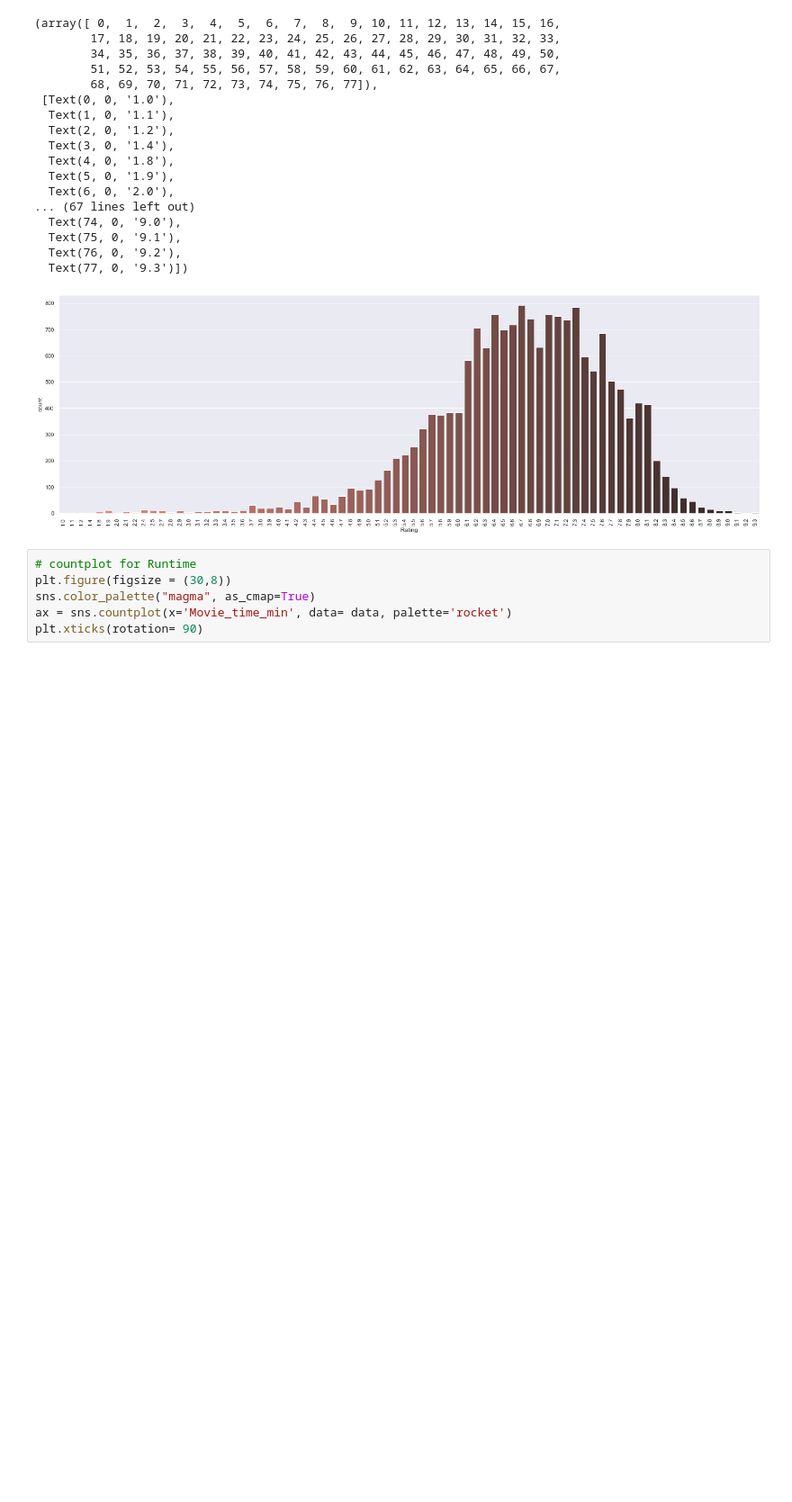
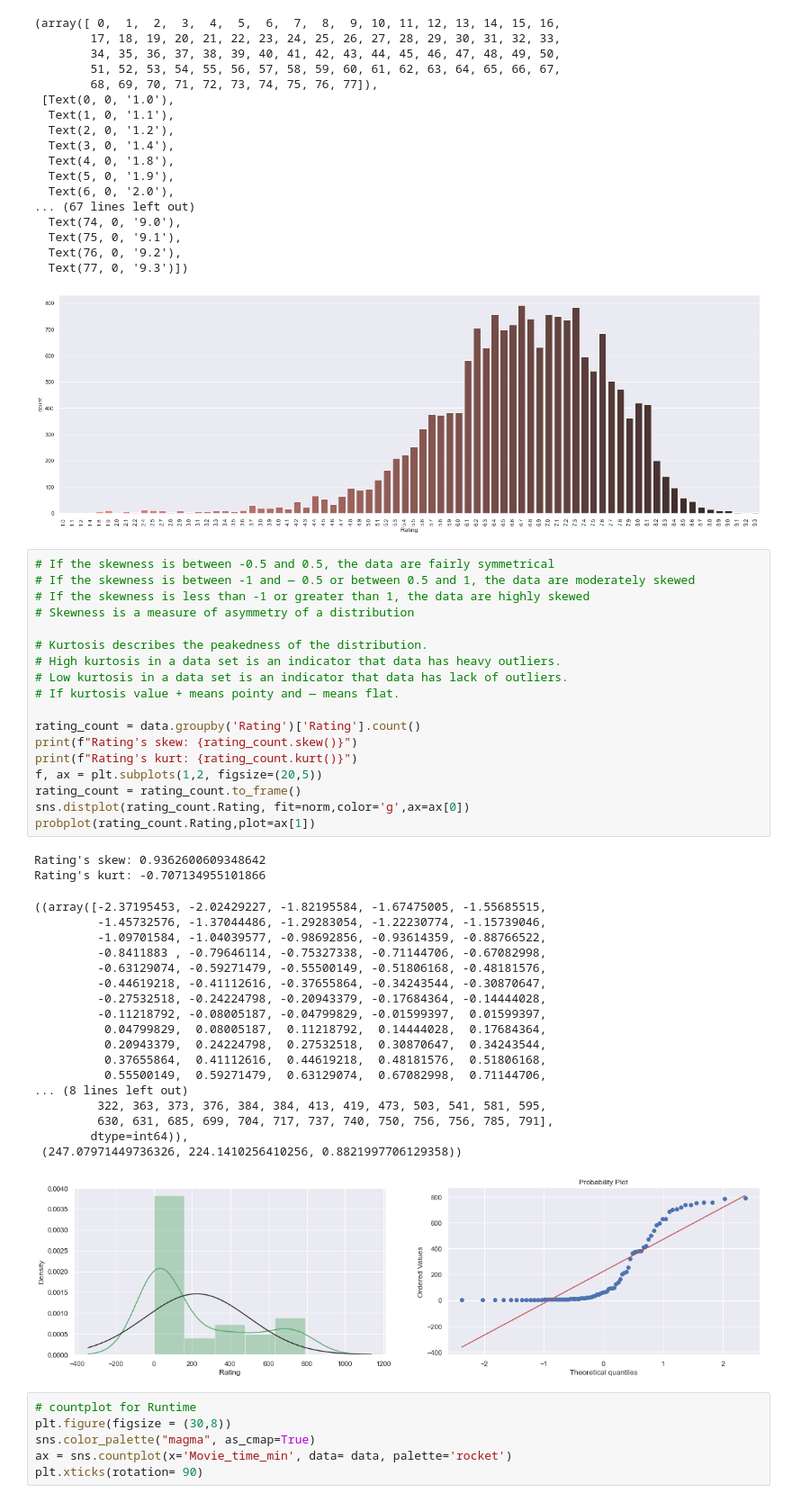
Before and after one commit to amoroma-bb/IMDb-Scrap-EDA, a Jupyter notebook: IMDb-Data Analysis.ipynb, the cells around one changed output. Shown at 90% size. Drawn from its saved outputs; the diff is of its cells as text; blank space fills up the shorter version.

```diff
--- a/IMDb-Data Analysis.ipynb
+++ b/IMDb-Data Analysis.ipynb
@@ -184,6 +185,45 @@ plt.xticks(rotation= 90)
   Text(76, 0, '9.2'),
   Text(77, 0, '9.3')])
 [figure]
+# %%
+# If the skewness is between -0.5 and 0.5, the data are fairly symmetrical
+# If the skewness is between -1 and — 0.5 or between 0.5 and 1, the data are moderately skewed
+# If the skewness is less than -1 or greater than 1, the data are highly skewed
+# Skewness is a measure of asymmetry of a distribution
+
+# Kurtosis describes the peakedness of the distribution.
+# High kurtosis in a data set is an indicator that data has heavy outliers.
+# Low kurtosis in a data set is an indicator that data has lack of outliers.
+# If kurtosis value + means pointy and — means flat.
+
+rating_count = data.groupby('Rating')['Rating'].count()
+print(f"Rating's skew: {rating_count.skew()}")
+print(f"Rating's kurt: {rating_count.kurt()}")
+f, ax = plt.subplots(1,2, figsize=(20,5))
+rating_count = rating_count.to_frame()
+sns.distplot(rating_count.Rating, fit=norm,color='g',ax=ax[0])
+probplot(rating_count.Rating,plot=ax[1])
+# %% [output]
+Rating's skew: 0.9362600609348642
+Rating's kurt: -0.707134955101866
+((array([-2.37195453, -2.02429227, -1.82195584, -1.67475005, -1.55685515,
+         -1.45732576, -1.37044486, -1.29283054, -1.22230774, -1.15739046,
+         -1.09701584, -1.04039577, -0.98692856, -0.93614359, -0.88766522,
+         -0.8411883 , -0.79646114, -0.75327338, -0.71144706, -0.67082998,
+         -0.63129074, -0.59271479, -0.55500149, -0.51806168, -0.48181576,
+         -0.44619218, -0.41112616, -0.37655864, -0.34243544, -0.30870647,
+         -0.27532518, -0.24224798, -0.20943379, -0.17684364, -0.14444028,
+         -0.11218792, -0.08005187, -0.04799829, -0.01599397,  0.01599397,
+          0.04799829,  0.08005187,  0.11218792,  0.14444028,  0.17684364,
+          0.20943379,  0.24224798,  0.27532518,  0.30870647,  0.34243544,
+          0.37655864,  0.41112616,  0.44619218,  0.48181576,  0.51806168,
+          0.55500149,  0.59271479,  0.63129074,  0.67082998,  0.71144706,
+... (8 lines left out)
+         322, 363, 373, 376, 384, 384, 413, 419, 473, 503, 541, 581, 595,
+         630, 631, 685, 699, 704, 717, 737, 740, 750, 756, 756, 785, 791],
+        dtype=int64)),
+ (247.07971449736326, 224.1410256410256, 0.8821997706129358))
+[figure, added]
 # %%
 # countplot for Runtime
 plt.figure(figsize = (30,8))
```
Also changed, not shown: parts of 6 cells of this notebook.
